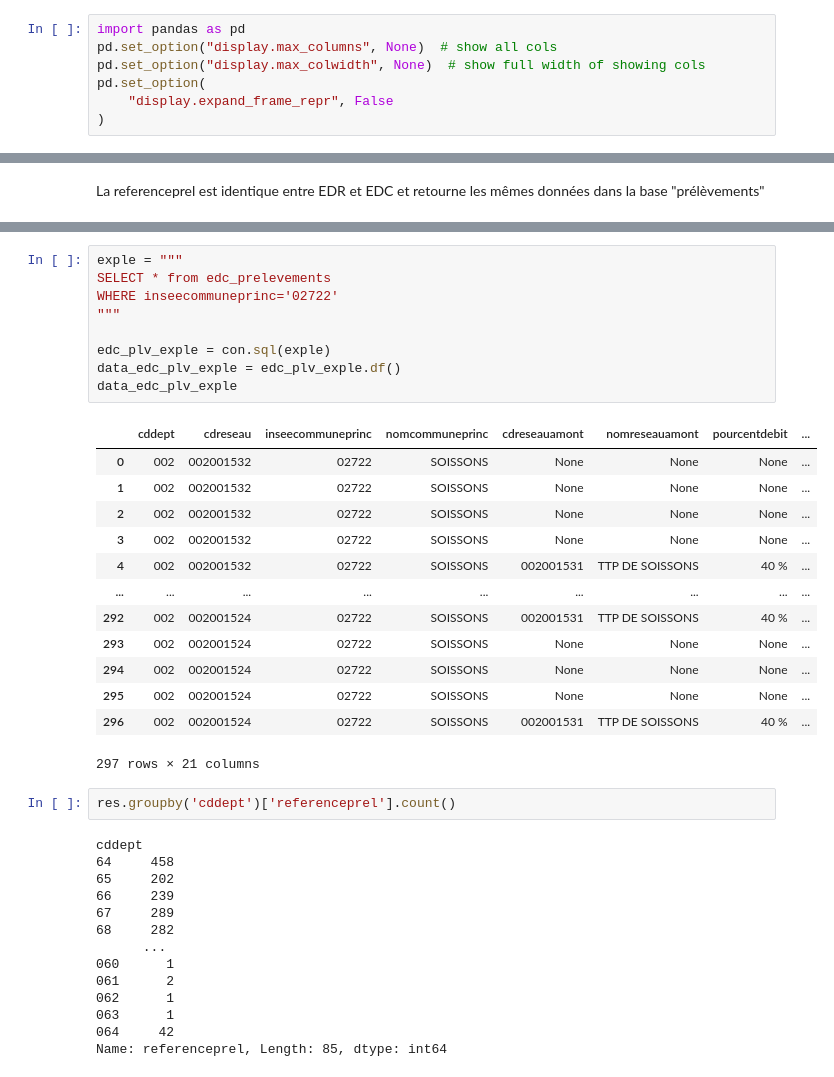
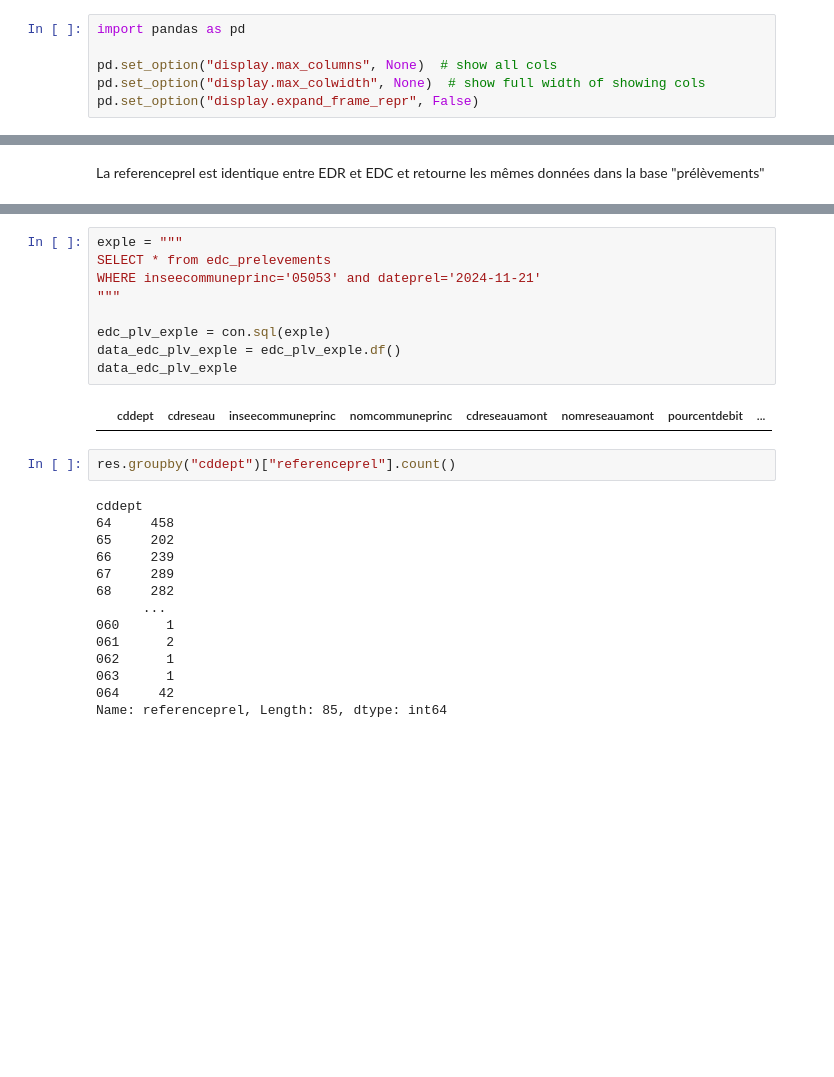
Before and after one commit to sbsrouteur/13_pollution_eau, a Jupyter notebook: analytics/notebooks/bdd_edr_udi.ipynb, the cells around one changed output, grey strips where cells are left out. Saved outputs shown, nothing was run; the diff lists cells and outputs as text; blank space fills up the shorter version.

```diff
--- a/analytics/notebooks/bdd_edr_udi.ipynb
+++ b/analytics/notebooks/bdd_edr_udi.ipynb
@@ -5,9 +5,8 @@ Base EDR téléchargeable
 https://www.data.gouv.fr/fr/datasets/resultats-du-controle-sanitaire-de-leau-du-robinet/#/resources/8b59c86c-b1fd-44e0-8295-ac00f3320791
 # %%
 import pandas as pd
+
 pd.set_option("display.max_columns", None)  # show all cols
 pd.set_option("display.max_colwidth", None)  # show full width of showing cols
-pd.set_option(
-    "display.expand_frame_repr", False
-)
+pd.set_option("display.expand_frame_repr", False)
 # %%
@@ -240,28 +283,16 @@ res.head(2)
 # %%
 exple = """
 SELECT * from edc_prelevements
-WHERE inseecommuneprinc='02722'
+WHERE inseecommuneprinc='05053' and dateprel='2024-11-21'
 """
 
 edc_plv_exple = con.sql(exple)
 data_edc_plv_exple = edc_plv_exple.df()
 data_edc_plv_exple
 # %% [output]
 |  | cddept | cdreseau | inseecommuneprinc | nomcommuneprinc | cdreseauamont | nomreseauamont | pourcentdebit | ... |
-| 0 | 002 | 002001532 | 02722 | SOISSONS | None | None | None | ... |
-| 1 | 002 | 002001532 | 02722 | SOISSONS | None | None | None | ... |
-| 2 | 002 | 002001532 | 02722 | SOISSONS | None | None | None | ... |
-| 3 | 002 | 002001532 | 02722 | SOISSONS | None | None | None | ... |
-| 4 | 002 | 002001532 | 02722 | SOISSONS | 002001531 | TTP DE SOISSONS | 40 % | ... |
-| ... | ... | ... | ... | ... | ... | ... | ... | ... |
-| 292 | 002 | 002001524 | 02722 | SOISSONS | 002001531 | TTP DE SOISSONS | 40 % | ... |
-| 293 | 002 | 002001524 | 02722 | SOISSONS | None | None | None | ... |
-| 294 | 002 | 002001524 | 02722 | SOISSONS | None | None | None | ... |
-| 295 | 002 | 002001524 | 02722 | SOISSONS | None | None | None | ... |
-| 296 | 002 | 002001524 | 02722 | SOISSONS | 002001531 | TTP DE SOISSONS | 40 % | ... |
-297 rows × 21 columns
 # %%
-res.groupby('cddept')['referenceprel'].count()
+res.groupby("cddept")["referenceprel"].count()
 # %% [output]
 cddept
 64     458
```
Also changed, not shown: parts of 26 cells of this notebook, 2 other files.
